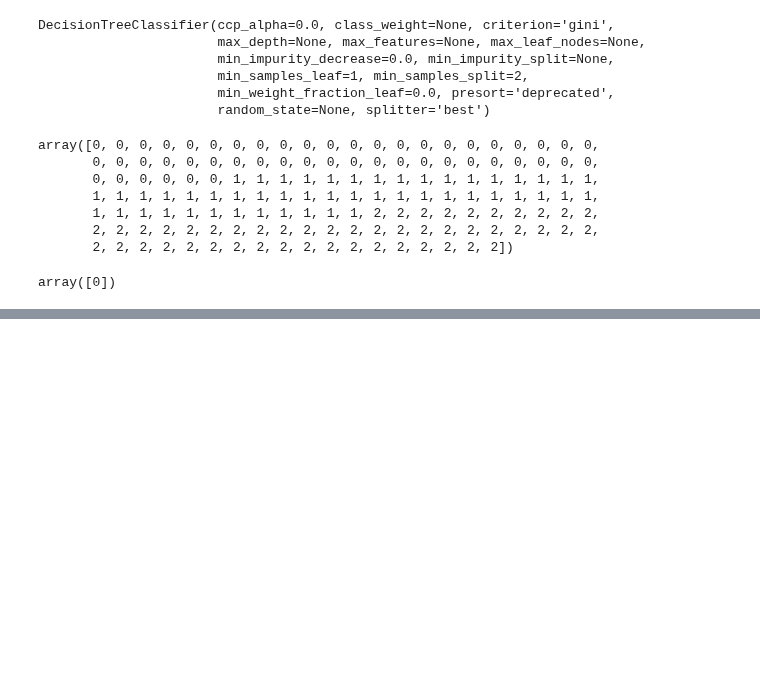
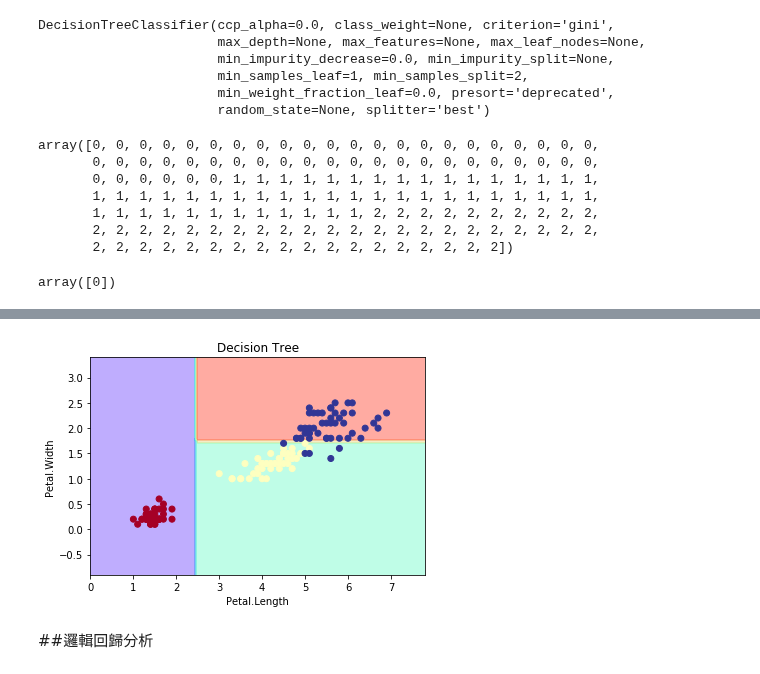
Before and after one commit to ywchiu/tibamedl, a Jupyter notebook: Demo20200314.ipynb, the cells around one changed output, grey strips where cells are left out. Saved outputs shown, nothing was run; the diff lists cells and outputs as text; code cells hidden in the pictures; blank space fills up the shorter version.

```diff
--- a/Demo20200314.ipynb
+++ b/Demo20200314.ipynb
@@ -73,0 +238,11 @@ array([0])
+# %%
+plt.contourf(xx, yy, Z, alpha=0.4, cmap = plt.cm.rainbow)
+plt.scatter(X[:, 0], X[:, 1], c=y, alpha=1, cmap = plt.cm.RdYlBu)
+plt.title('Decision Tree')
+plt.xlabel('Petal.Length')
+plt.ylabel('Petal.Width')
+plt.show()
+# %% [output]
+[figure, added]
+# %% [markdown]
+##邏輯回歸分析
```
Also changed, not shown: parts of 32 cells of this notebook.
